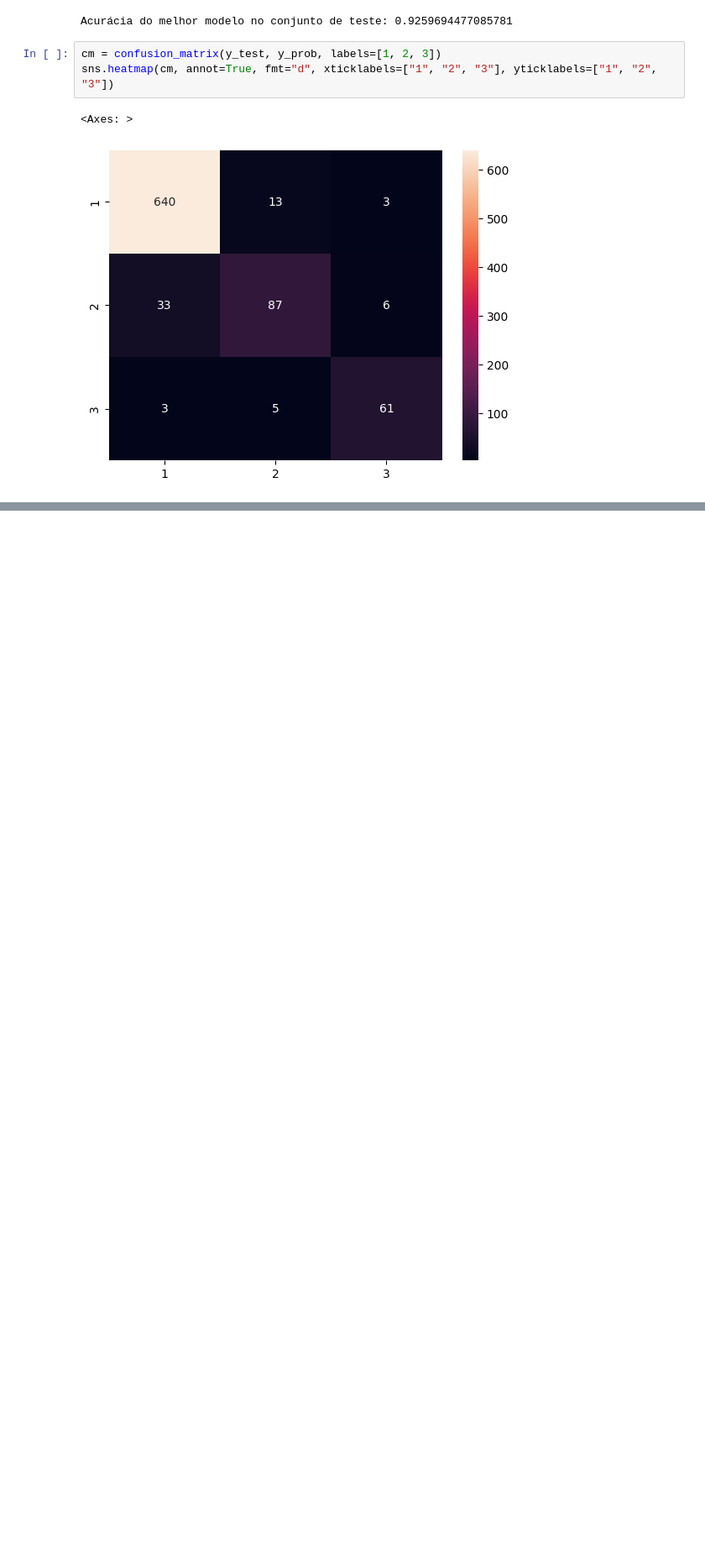
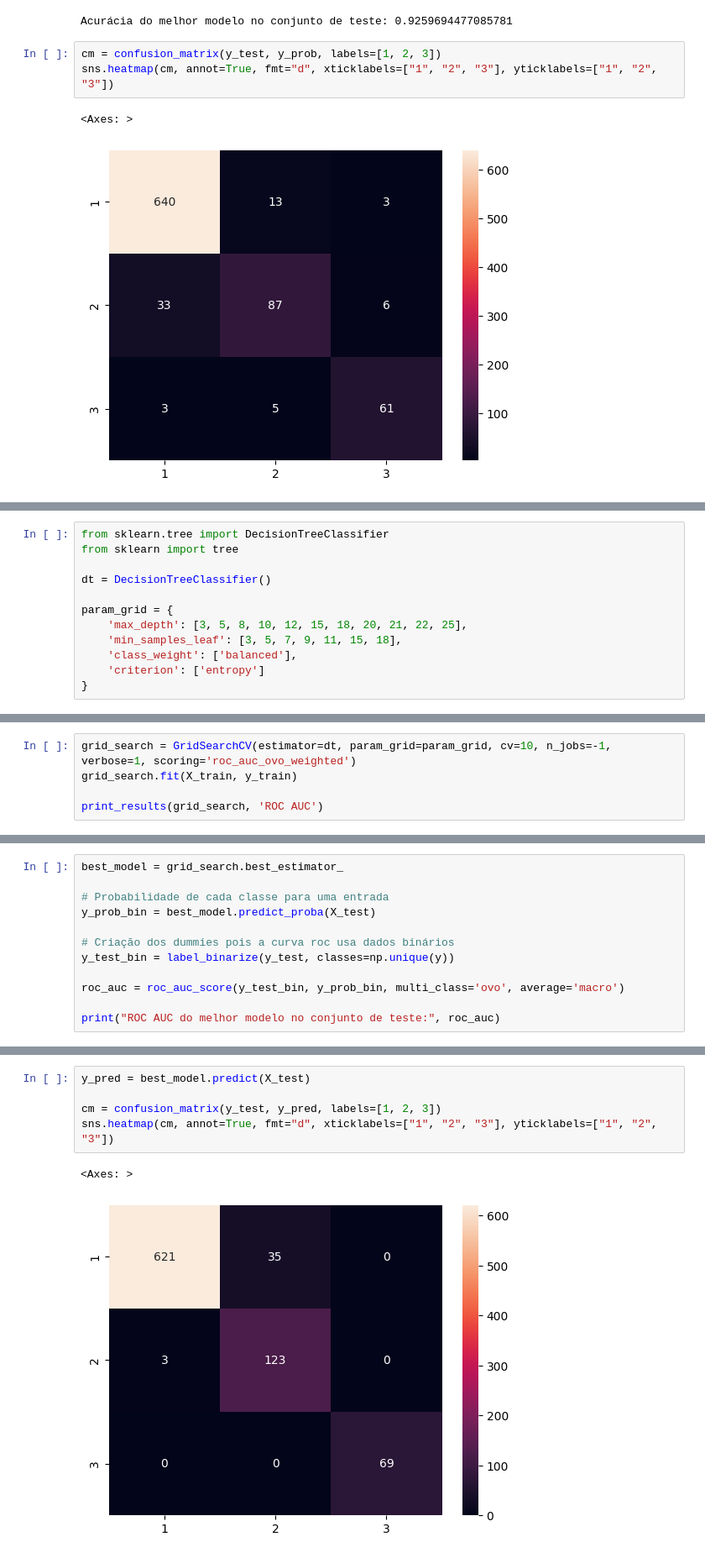
Before and after one commit to Talita1996/aprendizagem-de-maquina-i, a Jupyter notebook: cardiotacografia.ipynb, the cells around one changed output, grey strips where cells are left out. Shown at 84% size. Saved outputs shown, nothing was run; the diff lists cells and outputs as text; blank space fills up the shorter version.

Commit message:
inicialização decision tree

```diff
--- a/cardiotacografia.ipynb
+++ b/cardiotacografia.ipynb
@@ -242,0 +245,12 @@ sns.heatmap(cm, annot=True, fmt="d", xticklabels=["1", "2", "3"], yticklabels=["
+# %%
+from sklearn.tree import DecisionTreeClassifier
+from sklearn import tree
+
+dt = DecisionTreeClassifier()
+
+param_grid = {
+    'max_depth': [3, 5, 8, 10, 12, 15, 18, 20, 21, 22, 25],
+    'min_samples_leaf': [3, 5, 7, 9, 11, 15, 18],
+    'class_weight': ['balanced'],
+    'criterion': ['entropy']
+}
@@ -242,0 +259,5 @@ sns.heatmap(cm, annot=True, fmt="d", xticklabels=["1", "2", "3"], yticklabels=["
+# %%
+grid_search = GridSearchCV(estimator=dt, param_grid=param_grid, cv=10, n_jobs=-1, verbose=1, scoring='roc_auc_ovo_weighted')
+grid_search.fit(X_train, y_train)
+
+print_results(grid_search, 'ROC AUC')
@@ -242,0 +273,12 @@ sns.heatmap(cm, annot=True, fmt="d", xticklabels=["1", "2", "3"], yticklabels=["
+# %%
+best_model = grid_search.best_estimator_
+
+# Probabilidade de cada classe para uma entrada
+y_prob_bin = best_model.predict_proba(X_test)
+
+# Criação dos dummies pois a curva roc usa dados binários
+y_test_bin = label_binarize(y_test, classes=np.unique(y))
+
+roc_auc = roc_auc_score(y_test_bin, y_prob_bin, multi_class='ovo', average='macro')
+
+print("ROC AUC do melhor modelo no conjunto de teste:", roc_auc)
@@ -242,0 +287,8 @@ sns.heatmap(cm, annot=True, fmt="d", xticklabels=["1", "2", "3"], yticklabels=["
+# %%
+y_pred = best_model.predict(X_test)
+
+cm = confusion_matrix(y_test, y_pred, labels=[1, 2, 3])
+sns.heatmap(cm, annot=True, fmt="d", xticklabels=["1", "2", "3"], yticklabels=["1", "2", "3"])
+# %% [output]
+<Axes: >
+[figure, added]
```
Also changed, not shown: parts of 16 cells of this notebook.
